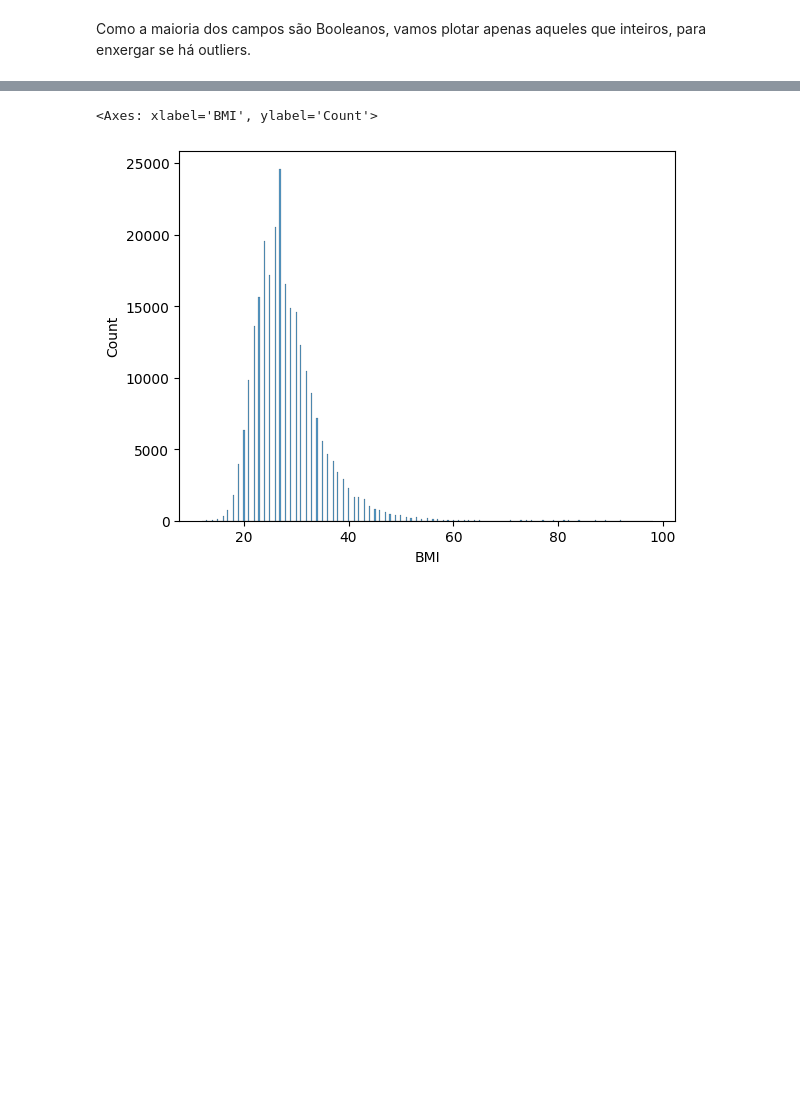
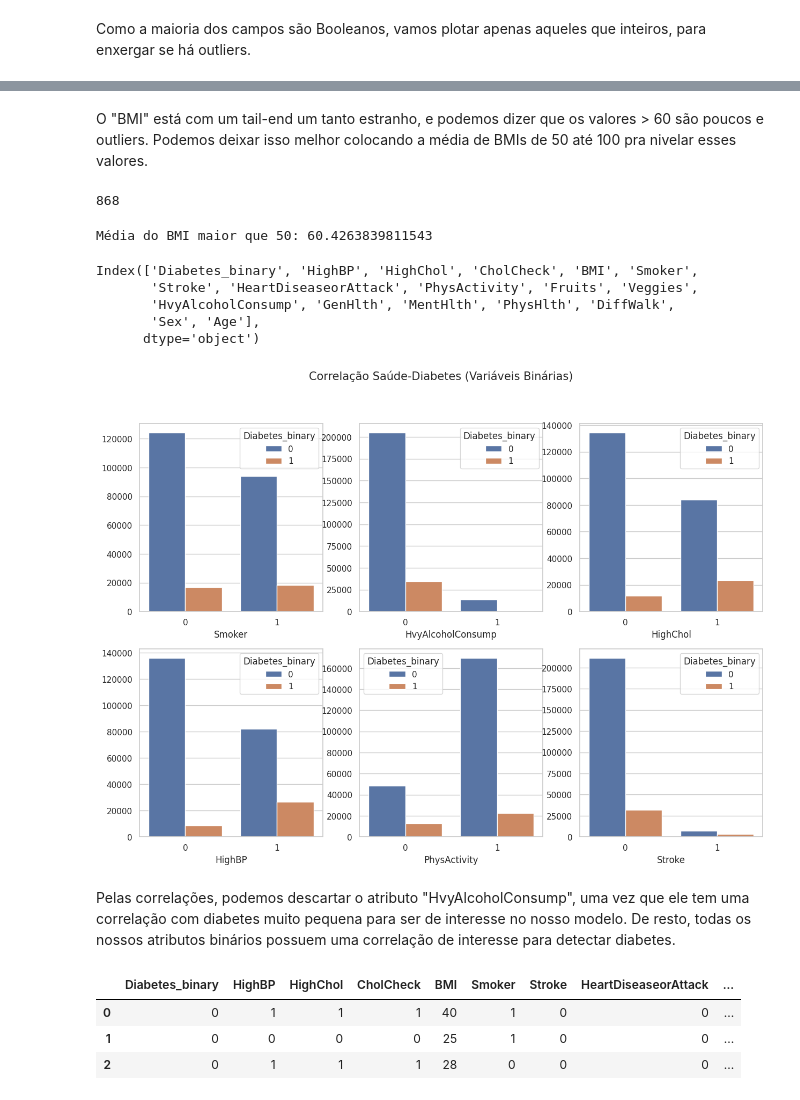
Before and after one commit to RexynyN/current-semester, a Jupyter notebook: ICD/final_analysis.ipynb, the cells around one changed output, grey strips where cells are left out. Cells and saved outputs as stored; diff of their text form; code cells hidden in the pictures; blank space fills up the shorter version.

```diff
--- a/ICD/final_analysis.ipynb
+++ b/ICD/final_analysis.ipynb
@@ -101,5 +113,46 @@ Text(0.5, 0.98, 'Informações plotadas pela quantidade de observações (Histog
-# %%
-sns.histplot(df["BMI"])
-# %% [output]
-<Axes: xlabel='BMI', ylabel='Count'>
-[figure, removed]
+# %% [markdown]
+O "BMI" está com um tail-end um tanto estranho, e podemos dizer que os valores > 60 são poucos e outliers. Podemos deixar isso melhor colocando a média de BMIs de 50 até 100 pra nivelar esses valores.
+# %%
+# Quantidade de valores acima de 60 de BMI
+len(df.loc[df["BMI"] >= 60])
+# %% [output]
+868
+# %%
+# Vamos interpretar essa parte como "BMI" maior que 60
+bmi_mean = df.loc[df["BMI"] >= 50]["BMI"].mean()
+print(f"Média do BMI maior que 50: {bmi_mean}")
+df.loc[df["BMI"] >= 60, "BMI"] = int(bmi_mean)
+# %% [output]
+Média do BMI maior que 50: 60.4263839811543
+# %%
+df.columns
+# %% [output]
+Index(['Diabetes_binary', 'HighBP', 'HighChol', 'CholCheck', 'BMI', 'Smoker',
+       'Stroke', 'HeartDiseaseorAttack', 'PhysActivity', 'Fruits', 'Veggies',
+       'HvyAlcoholConsump', 'GenHlth', 'MentHlth', 'PhysHlth', 'DiffWalk',
+       'Sex', 'Age'],
+      dtype='object')
+# %%
+fig, axs = plt.subplots(ncols=3, nrows=2)
+fig.set_size_inches(15, 10)
+
+sns.countplot(data=df, x="Smoker", hue="Diabetes_binary", ax=axs[0,0]).set(ylabel=None)
+sns.countplot(data=df, x="HvyAlcoholConsump", hue="Diabetes_binary", ax=axs[0,1]).set(ylabel=None)
+sns.countplot(data=df, x="HighChol", hue="Diabetes_binary", ax=axs[0,2]).set(ylabel=None)
+sns.countplot(data=df, x="HighBP", hue="Diabetes_binary", ax=axs[1,0]).set(ylabel=None)
+sns.countplot(data=df, x="PhysActivity", hue="Diabetes_binary", ax=axs[1,1]).set(ylabel=None)
+sns.countplot(data=df, x="Stroke", hue="Diabetes_binary", ax=axs[1,2]).set(ylabel=None);
+
+fig.suptitle("Correlação Saúde-Diabetes (Variáveis Binárias)", fontsize=15);
+# %% [output]
+[figure, added]
+# %% [markdown]
+Pelas correlações, podemos descartar o atributo "HvyAlcoholConsump", uma vez que ele tem uma correlação com diabetes muito pequena para ser de interesse no nosso modelo. De resto, todas os nossos atributos binários possuem uma correlação de interesse para detectar diabetes.
+# %%
+df.drop(["HvyAlcoholConsump"], axis=1, inplace=True)
+df.head(3)
+# %% [output]
+|  | Diabetes_binary | HighBP | HighChol | CholCheck | BMI | Smoker | Stroke | HeartDiseaseorAttack | ... |
+| 0 | 0 | 1 | 1 | 1 | 40 | 1 | 0 | 0 | ... |
+| 1 | 0 | 0 | 0 | 0 | 25 | 1 | 0 | 0 | ... |
+| 2 | 0 | 1 | 1 | 1 | 28 | 0 | 0 | 0 | ... |
```
Also changed, not shown: parts of 12 cells of this notebook, 6 other files.
